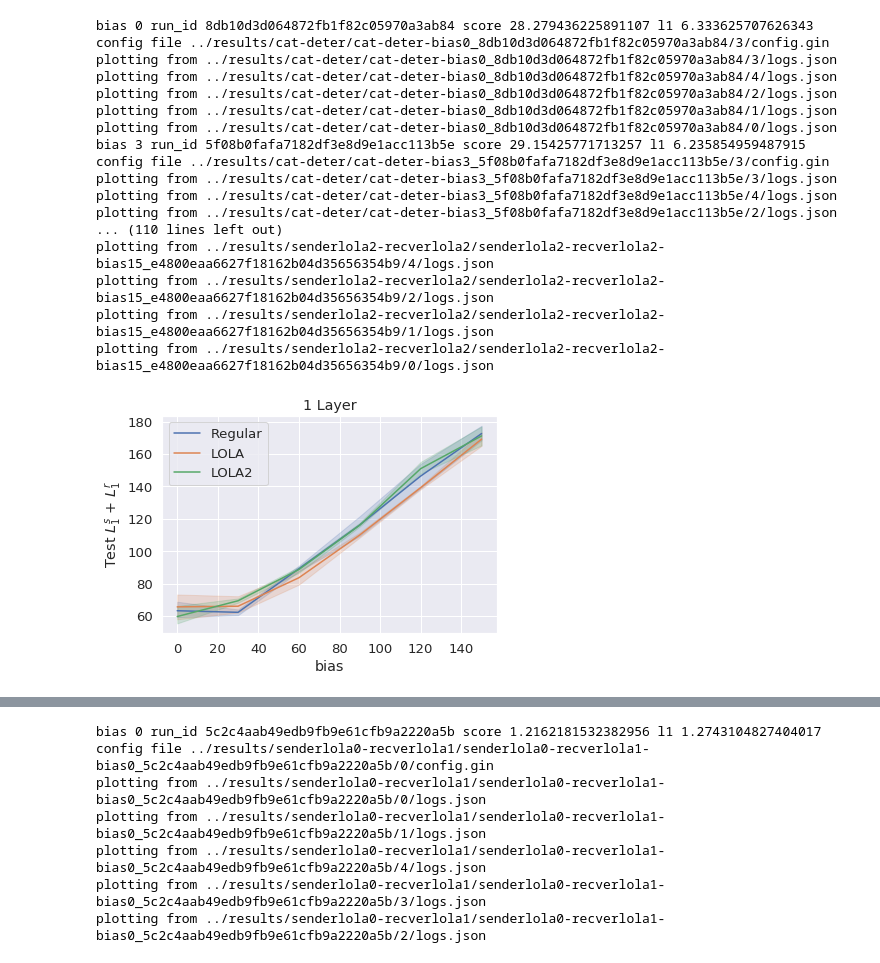
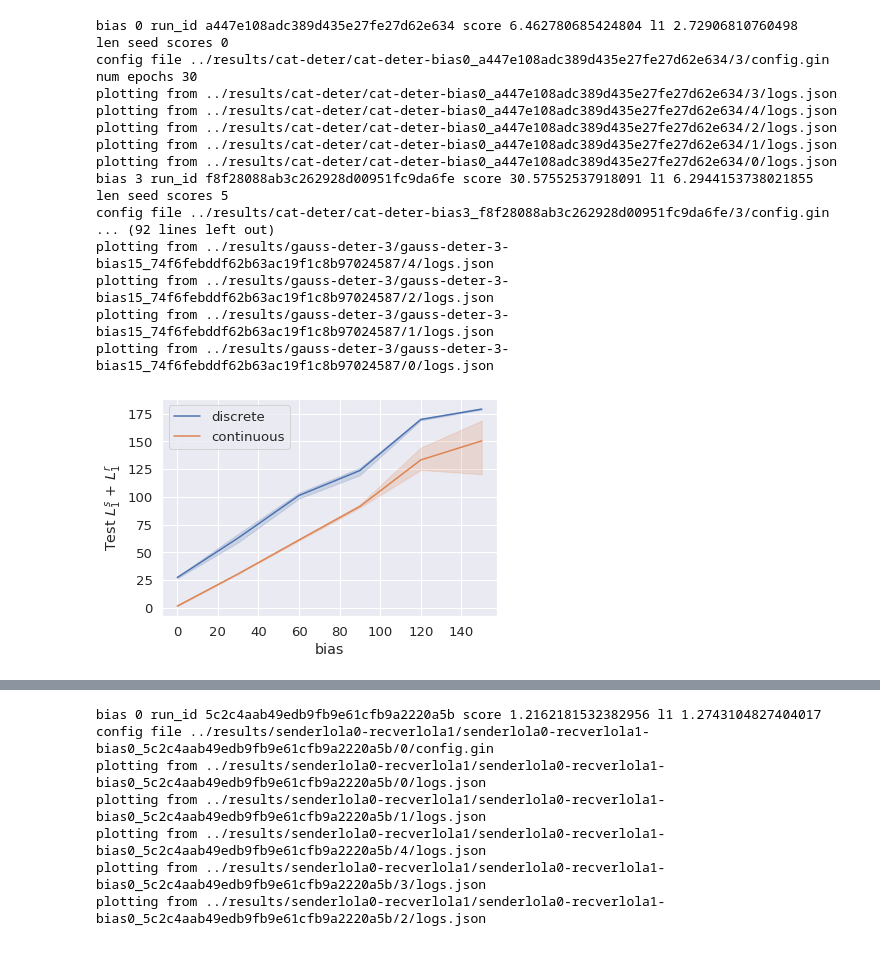
Before and after one commit to mnoukhov/emergent-compete, a Jupyter notebook: notebooks/Best Runs per Bias Plot.ipynb, the cells around one changed output, grey strips where cells are left out. Cells and saved outputs as stored; diff of their text form; code cells hidden in the pictures.

```diff
--- a/notebooks/Best Runs per Bias Plot.ipynb
+++ b/notebooks/Best Runs per Bias Plot.ipynb
@@ -11,7 +12,8 @@ from src.game import Game, CircleL1, CircleL2
 # %%
-def plot(logdir, savedir=None, name='error', show=True):
+def plot(logdir, savedir=None, name='error', last_epochs=10, show=True):
     if savedir:
         savepath = Path(savedir)
+        savepath.mkdir(exist_ok=True)
 
     logpath = Path(logdir)
 
@@ -21,13 +23,20 @@ def plot(logdir, savedir=None, name='error', show=True):
 
     bias = gin.config.query_parameter('Game.bias')
     num_points = gin.config.query_parameter('Game.num_points')
+    num_epochs = gin.config.query_parameter('train.num_epochs')
+    print(f'num epochs {num_epochs}')
     test_loss = CircleL1(num_points)
 
     run_logs = []
     for path in logpath.glob('**/*.json'):
         print(f'plotting from {path}')
         with open(path, 'r') as logfile:
-            run_logs.append(pd.read_json(logfile))
+            try:
+                new_log = pd.read_json(logfile)
+            except:
+                print(f'JSON error in log at {path}')
+            else:
+                run_logs.append(new_log)
 
     logs = pd.concat(run_logs, ignore_index=True)
     sender = pd.DataFrame(logs['sender'].to_list()).join(logs['epoch'])
@@ -57,12 +66,11 @@ def plot(logdir, savedir=None, name='error', show=True):
         plt.clf()
 
     error_sum = pd.DataFrame(sender['test_l1_error'] + recver['test_l1_error']).join(logs['epoch'])
-    error_20 = error_sum[error_sum['epoch'] >= 20]
-    return [error_20[i*10:i*10+10]['test_l1_error'].mean() for i in range(5)]
+    error_last = error_sum[error_sum['epoch'] >= num_epochs - last_epochs]
+    return [error_last[i*last_epochs:(i+1)*last_epochs]['test_l1_error'].mean() for i in range(5)]
 
 
-
-def plot_hyperparam_results(results_dir, label=None, savepath=None, show=True):
+def plot_hyperparam_results(results_dir, label=None, savepath=None, last_epochs=10, show=True):
     results_path = Path(results_dir)
     results = pd.read_csv(results_path / 'results.csv')
 
@@ -85,11 +93,12 @@ def plot_hyperparam_results(results_dir, label=None, savepath=None, show=True):
     seed_scores = []
     for bias, score, run_id, l1 in results.sort_values('bias').itertuples(index=False):
         print(f'bias {bias} run_id {run_id} score {score} l1 {l1}')
+        print(f'len seed scores {len(seed_scores)}')
         try:
             logdir = list(results_path.glob(f'*{bias}_{run_id}*'))[0]
-            seed_scores.extend(plot(logdir, savepath, f'{results_path.name}-bias{bias}', show=show))
+            seed_scores.extend(plot(logdir, savepath, f'{results_path.name}-bias{bias}', last_epochs=last_epochs, show=show))
         except Exception as e:
-            print(f'logdir not found for bias {bias}')
+            print(f'logdir {logdir} not found for bias {bias}')
             print(f'Exception {e}')
 #         plt.title(f'Bias {bias}')
 
@@ -115,47 +124,50 @@ def plot_hyperparam_results(results_dir, label=None, savepath=None, show=True):
 # %%
 
 # basic_path = Path('../results/cat-deter-grounded')
 # results = pd.read_csv(basic_path / 'results.csv')
 # sns.lineplot(data=results, x='bias', y='l1', label='gauss-deter-grounded')
 
 # lola_path = Path('../results/iclr/cat-deter')
 # results = pd.read_csv(lola_path / 'results.csv')
 # results['bias'] = results['bias'] * 10
 # results['l1'] = results['l1'] * 10
 # sns.lineplot(data=results, x='bias', y='l1', label='3 layer')
 
 # results['optimal'] = results['bias'] + 36 / (4 * 256)
 # sns.lineplot(data=results, x='bias', y='optimal', label='Optimal')
 
 # logpath = '../results/marg-deter'
 resultspath = Path('../results/cat-deter')
-lolapath = Path('../results/senderlola1-recverlola1')
-lola2path = Path('../results/senderlola2-recverlola2')
+results2path = Path('../results/gauss-deter-3')
+# lolapath = Path('../results/senderlola1-recverlola1-extended')
+# lola2path = Path('../results/senderlola2-recverlola2-extended')
 
 
 with sns.plotting_context('paper'):
     sns.set(font_scale=1.2)
 
-    plt.title(f'1 Layer')
-    plot_hyperparam_results(resultspath, 'Regular', resultspath / 'plots', show=False)
-    plot_hyperparam_results(lolapath, 'LOLA', resultspath / 'plots', show=False)
-    plot_hyperparam_results(lola2path, 'LOLA2', resultspath / 'plots', show=False)
+#     plt.title(f'1 Layer')
+    plot_hyperparam_results(resultspath, 'discrete', resultspath / 'plots', last_epochs=10, show=False)
+    plot_hyperparam_results(results2path, 'continuous', results2path / 'plots', last_epochs=10, show=False)
+
+#     plot_hyperparam_results(lolapath, 'LOLA', resultspath / 'plots', last_epochs=30, show=False)
+#     plot_hyperparam_results(lola2path, 'LOLA2', resultspath / 'plots', show=False)
 # %% [output]
-bias 0 run_id 8db10d3d064872fb1f82c05970a3ab84 score 28.279436225891107 l1 6.333625707626343
-config file ../results/cat-deter/cat-deter-bias0_8db10d3d064872fb1f82c05970a3ab84/3/config.gin
-plotting from ../results/cat-deter/cat-deter-bias0_8db10d3d064872fb1f82c05970a3ab84/3/logs.json
-plotting from ../results/cat-deter/cat-deter-bias0_8db10d3d064872fb1f82c05970a3ab84/4/logs.json
-plotting from ../results/cat-deter/cat-deter-bias0_8db10d3d064872fb1f82c05970a3ab84/2/logs.json
-plotting from ../results/cat-deter/cat-deter-bias0_8db10d3d064872fb1f82c05970a3ab84/1/logs.json
-plotting from ../results/cat-deter/cat-deter-bias0_8db10d3d064872fb1f82c05970a3ab84/0/logs.json
-bias 3 run_id 5f08b0fafa7182df3e8d9e1acc113b5e score 29.15425771713257 l1 6.235854959487915
-config file ../results/cat-deter/cat-deter-bias3_5f08b0fafa7182df3e8d9e1acc113b5e/3/config.gin
-plotting from ../results/cat-deter/cat-deter-bias3_5f08b0fafa7182df3e8d9e1acc113b5e/3/logs.json
-plotting from ../results/cat-deter/cat-deter-bias3_5f08b0fafa7182df3e8d9e1acc113b5e/4/logs.json
-plotting from ../results/cat-deter/cat-deter-bias3_5f08b0fafa7182df3e8d9e1acc113b5e/2/logs.json
-... (110 lines left out)
-plotting from ../results/senderlola2-recverlola2/senderlola2-recverlola2-bias15_e4800eaa6627f18162b04d35656354b9/4/logs.json
-plotting from ../results/senderlola2-recverlola2/senderlola2-recverlola2-bias15_e4800eaa6627f18162b04d35656354b9/2/logs.json
-plotting from ../results/senderlola2-recverlola2/senderlola2-recverlola2-bias15_e4800eaa6627f18162b04d35656354b9/1/logs.json
-plotting from ../results/senderlola2-recverlola2/senderlola2-recverlola2-bias15_e4800eaa6627f18162b04d35656354b9/0/logs.json
+bias 0 run_id a447e108adc389d435e27fe27d62e634 score 6.462780685424804 l1 2.72906810760498
+len seed scores 0
+config file ../results/cat-deter/cat-deter-bias0_a447e108adc389d435e27fe27d62e634/3/config.gin
+num epochs 30
+plotting from ../results/cat-deter/cat-deter-bias0_a447e108adc389d435e27fe27d62e634/3/logs.json
+plotting from ../results/cat-deter/cat-deter-bias0_a447e108adc389d435e27fe27d62e634/4/logs.json
+plotting from ../results/cat-deter/cat-deter-bias0_a447e108adc389d435e27fe27d62e634/2/logs.json
+plotting from ../results/cat-deter/cat-deter-bias0_a447e108adc389d435e27fe27d62e634/1/logs.json
+plotting from ../results/cat-deter/cat-deter-bias0_a447e108adc389d435e27fe27d62e634/0/logs.json
+bias 3 run_id f8f28088ab3c262928d00951fc9da6fe score 30.57552537918091 l1 6.2944153738021855
+len seed scores 5
+config file ../results/cat-deter/cat-deter-bias3_f8f28088ab3c262928d00951fc9da6fe/3/config.gin
+... (92 lines left out)
+plotting from ../results/gauss-deter-3/gauss-deter-3-bias15_74f6febddf62b63ac19f1c8b97024587/4/logs.json
+plotting from ../results/gauss-deter-3/gauss-deter-3-bias15_74f6febddf62b63ac19f1c8b97024587/2/logs.json
+plotting from ../results/gauss-deter-3/gauss-deter-3-bias15_74f6febddf62b63ac19f1c8b97024587/1/logs.json
+plotting from ../results/gauss-deter-3/gauss-deter-3-bias15_74f6febddf62b63ac19f1c8b97024587/0/logs.json
-[figure, old version]
+[figure, new version]
```
Also changed, not shown: parts of 15 cells of this notebook, 2 other files.
